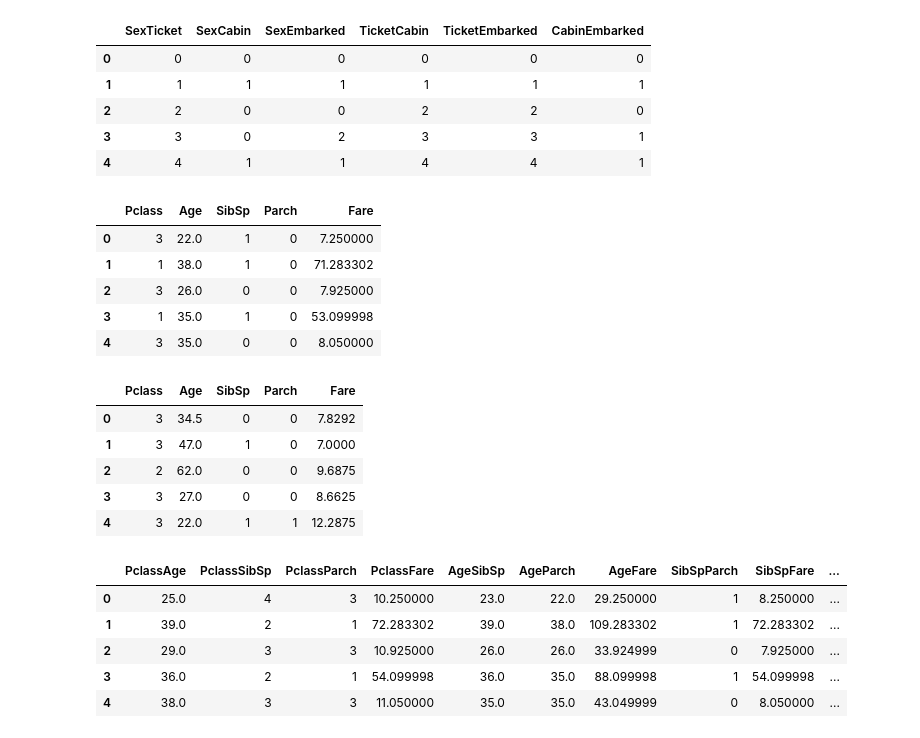
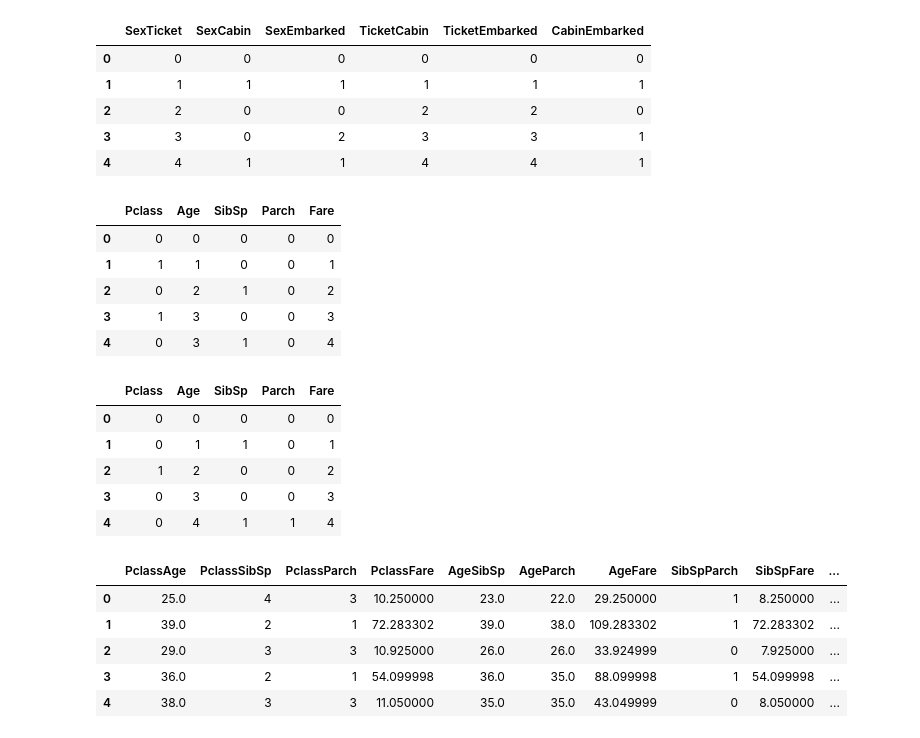
Before and after one commit to KJMAN678/xfeat, a Jupyter notebook: titanic_xfeat.ipynb, the cells around one changed output. Cells and saved outputs as stored; diff of their text form; code cells hidden in the pictures.

```diff
--- a/titanic_xfeat.ipynb
+++ b/titanic_xfeat.ipynb
@@ -202,23 +202,39 @@ display(encoder2.fit_transform(dtest).head())
 # %%
 # SelectNumerical extracts only the column of numerical data from the input dataframe.
 # 入力データフレームから数値データの列のみを抽出します
 
 # exclude_cols で出力しないカラムを指定
-display(SelectNumerical(exclude_cols=["PassengerId", "Survived"]).fit_transform(dtrain).head())
-display(SelectNumerical(exclude_cols=["PassengerId"]).fit_transform(dtest).head())
+
+encoder3_1 = Pipeline([
+    # 除外するカラムをexclude_colsに指定
+    SelectNumerical(exclude_cols=["PassengerId", "Survived"]),
+    LabelEncoder(output_suffix=""),
+])
+
+display(encoder3_1.fit_transform(dtrain).head())
 # %% [output]
 |  | Pclass | Age | SibSp | Parch | Fare |
-| 0 | 3 | 22.0 | 1 | 0 | 7.250000 |
-| 1 | 1 | 38.0 | 1 | 0 | 71.283302 |
-| 2 | 3 | 26.0 | 0 | 0 | 7.925000 |
-| 3 | 1 | 35.0 | 1 | 0 | 53.099998 |
-| 4 | 3 | 35.0 | 0 | 0 | 8.050000 |
+| 0 | 0 | 0 | 0 | 0 | 0 |
+| 1 | 1 | 1 | 0 | 0 | 1 |
+| 2 | 0 | 2 | 1 | 0 | 2 |
+| 3 | 1 | 3 | 0 | 0 | 3 |
+| 4 | 0 | 3 | 1 | 0 | 4 |
-|  | Pclass | Age | SibSp | Parch | Fare |
-| 0 | 3 | 34.5 | 0 | 0 | 7.8292 |
-| 1 | 3 | 47.0 | 1 | 0 | 7.0000 |
-| 2 | 2 | 62.0 | 0 | 0 | 9.6875 |
-| 3 | 3 | 27.0 | 0 | 0 | 8.6625 |
-| 4 | 3 | 22.0 | 1 | 1 | 12.2875 |
+# %%
+encoder3_2 = Pipeline([
+    # 除外するカラムをexclude_colsに指定
+    SelectNumerical(exclude_cols=["PassengerId"]),
+    LabelEncoder(output_suffix=""),
+])
+
+# test.csvは Survived がないのでencoder3_1を適用するとエラーが発生する
+display(encoder3_2.fit_transform(dtest).head())
+# %% [output]
+|  | Pclass | Age | SibSp | Parch | Fare |
+| 0 | 0 | 0 | 0 | 0 | 0 |
+| 1 | 0 | 1 | 1 | 0 | 1 |
+| 2 | 1 | 2 | 0 | 0 | 2 |
+| 3 | 0 | 3 | 0 | 0 | 3 |
+| 4 | 0 | 4 | 1 | 1 | 4 |
 # %%
 # xfeat.ArithmeticCombinations　creates new columns by applying arithmetic combinations.
 # 算術的な組み合わせを適用して新しい列を作成します。
```
Also changed, not shown: parts of 20 cells of this notebook.
